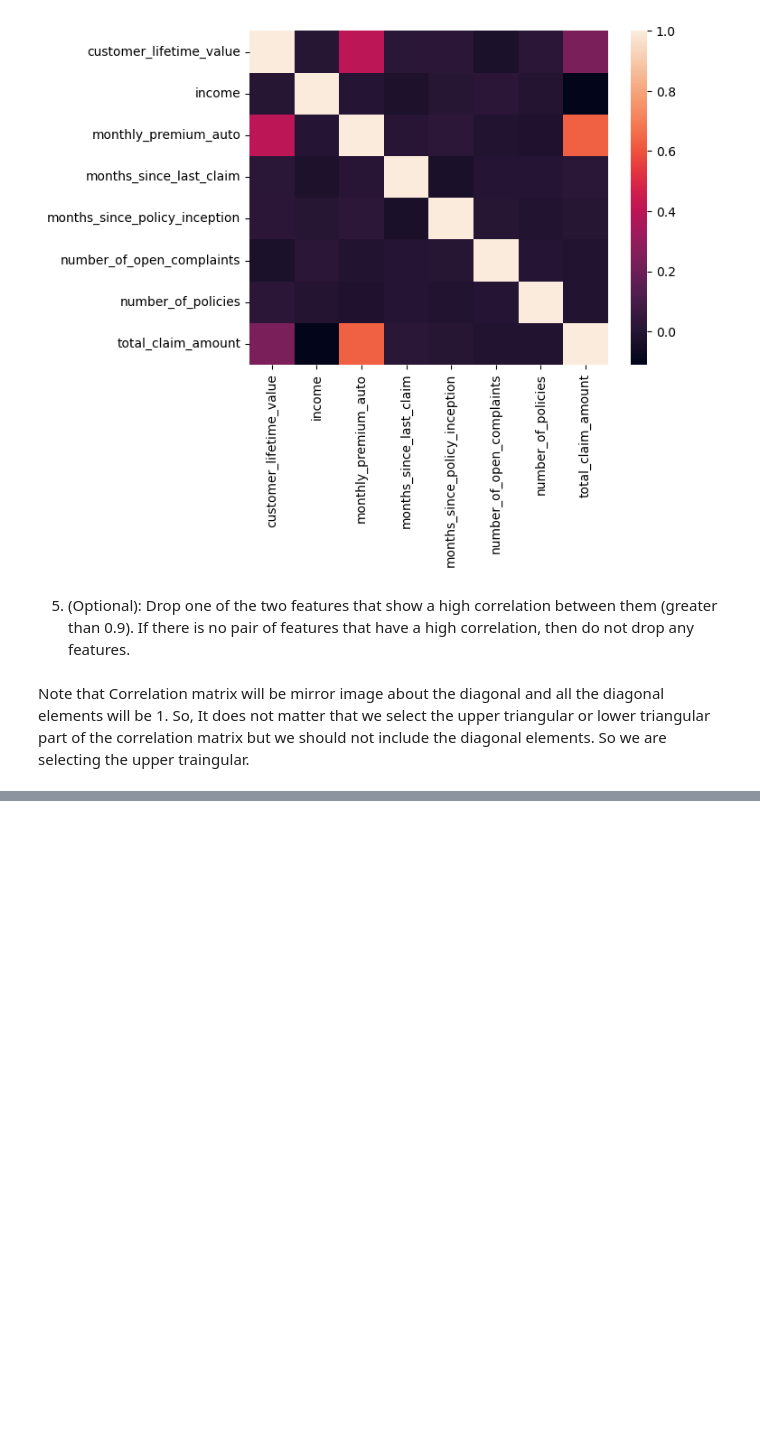
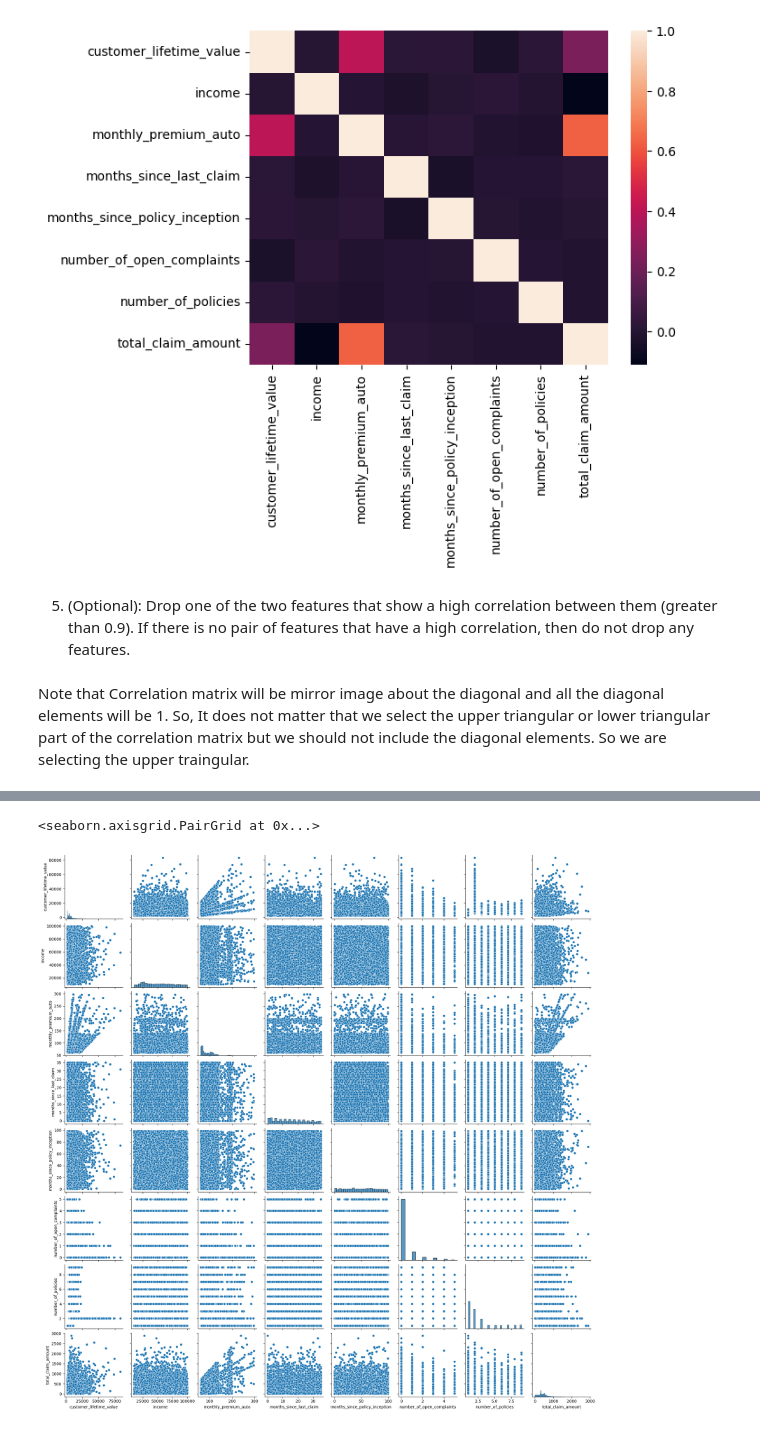
Before and after one commit to ajaykrishna2810/IronHack-Lab-Ajay, a Jupyter notebook: week2/Wednesday/matplot_task.ipynb, the cells around one changed output, grey strips where cells are left out. Saved outputs shown, nothing was run; the diff lists cells and outputs as text; code cells hidden in the pictures; blank space fills up the shorter version.

```diff
--- a/week2/Wednesday/matplot_task.ipynb
+++ b/week2/Wednesday/matplot_task.ipynb
@@ -16,9 +16,9 @@ import seaborn as sns
 %matplotlib inline
 import matplotlib.colors as mcolors
 from scipy.stats import pearsonr
-df = pd.read_csv('Data_Marketing_Customer_Analysis_Round3.csv')
+data = pd.read_csv('Data_Marketing_Customer_Analysis_Round3.csv')
 # %% [markdown]
 1. Get the numeric data into dataframe called numerical and categorical columns in a dataframe called categoricals. (You can use np.number and np.object to select the numerical data types and categorical data types respectively)
 # %%
-df_numerical_features = df.select_dtypes(include='number')
-df_categorical_features = df.select_dtypes(include='object')
+df_numerical_features = data.select_dtypes(include='number')
+df_categorical_features = data.select_dtypes(include='object')
@@ -107,3 +124,8 @@ clean_data = df_numerical_features.drop(labels=to_drop, axis=1)
 | 2 | 14947 | 22139 | 100 | 34 | 31 | ... |
 | 3 | 22332 | 49078 | 97 | 10 | 3 | ... |
 | 4 | 9025 | 23675 | 117 | 33 | 31 | ... |
+# %%
+sns.pairplot(clean_data)
+# %% [output]
+<seaborn.axisgrid.PairGrid at 0x...>
+[figure, added]
```
Also changed, not shown: parts of 4 cells of this notebook.
